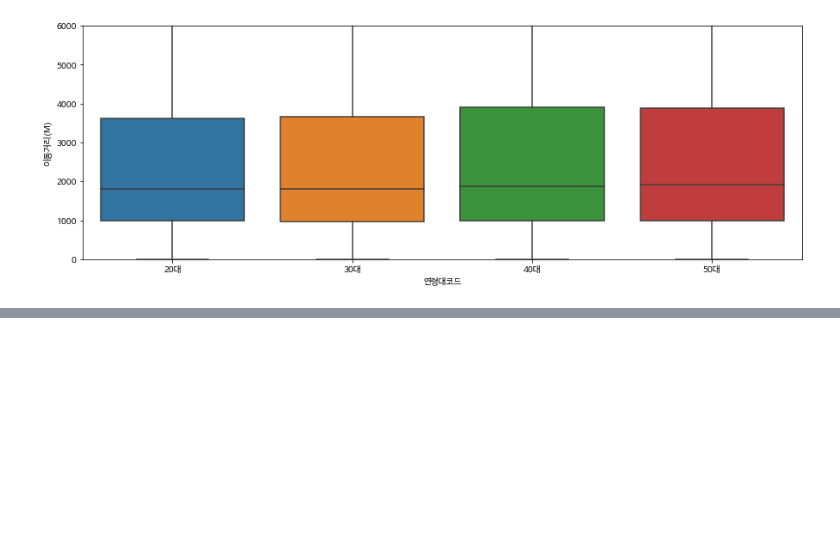
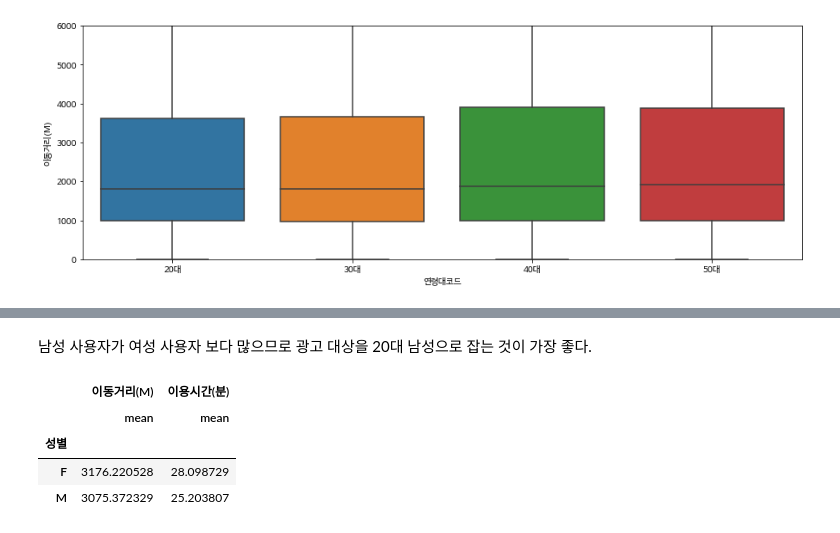
Before and after one commit to Aimerlee123/Python-teamproject, a Jupyter notebook: 공공자전거_이용현황_분석.ipynb, the cells around one changed output, grey strips where cells are left out. Cells and saved outputs as stored; diff of their text form; code cells hidden in the pictures; blank space fills up the shorter version.

```diff
--- a/공공자전거_이용현황_분석.ipynb
+++ b/공공자전거_이용현황_분석.ipynb
@@ -131,0 +136,10 @@ df
+# %% [markdown]
+남성 사용자가 여성 사용자 보다 많으므로 광고 대상을 20대 남성으로 잡는 것이 가장 좋다.
+# %%
+bike2.groupby('성별').agg({'이동거리(M)':['mean'],'이용시간(분)':['mean']})
+# %% [output]
+|  | 이동거리(M) | 이용시간(분) |
+|  | mean | mean |
+| 성별 |  |  |
+| F | 3176.220528 | 28.098729 |
+| M | 3075.372329 | 25.203807 |
```
Also changed, not shown: parts of 5 cells of this notebook.
